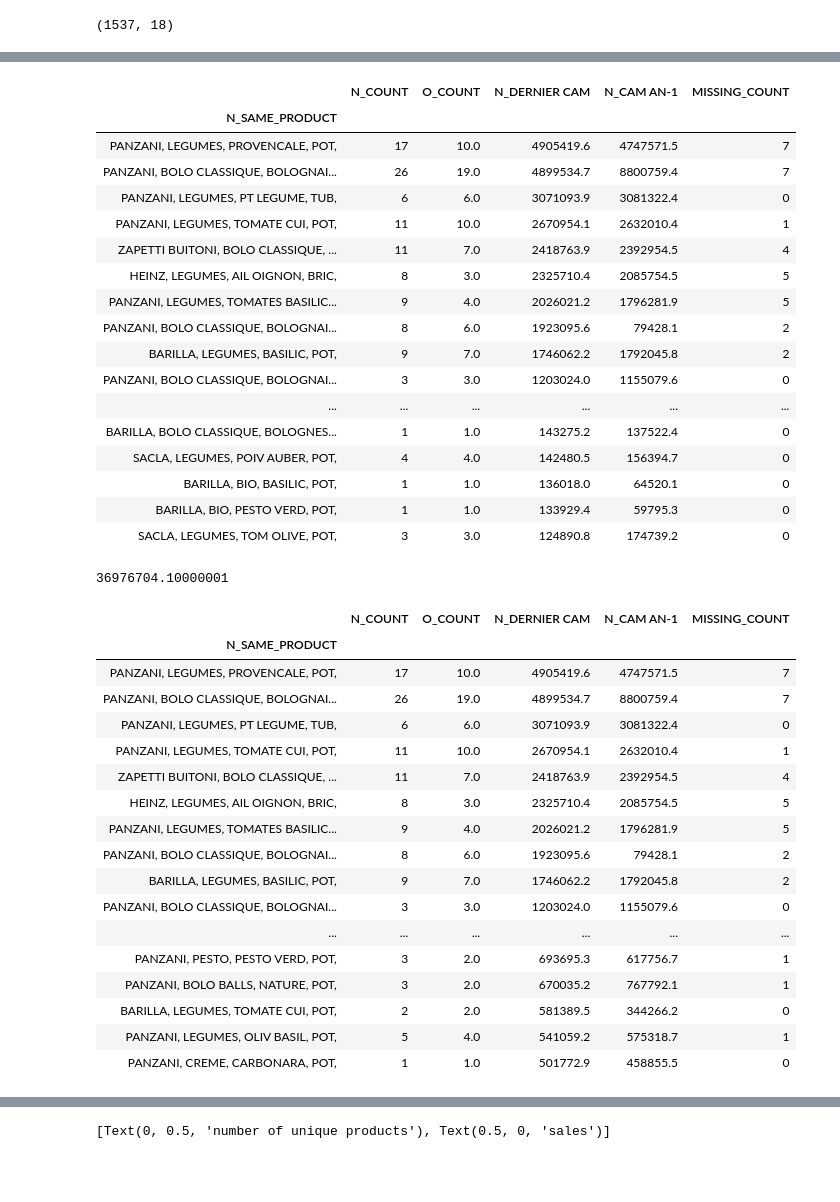
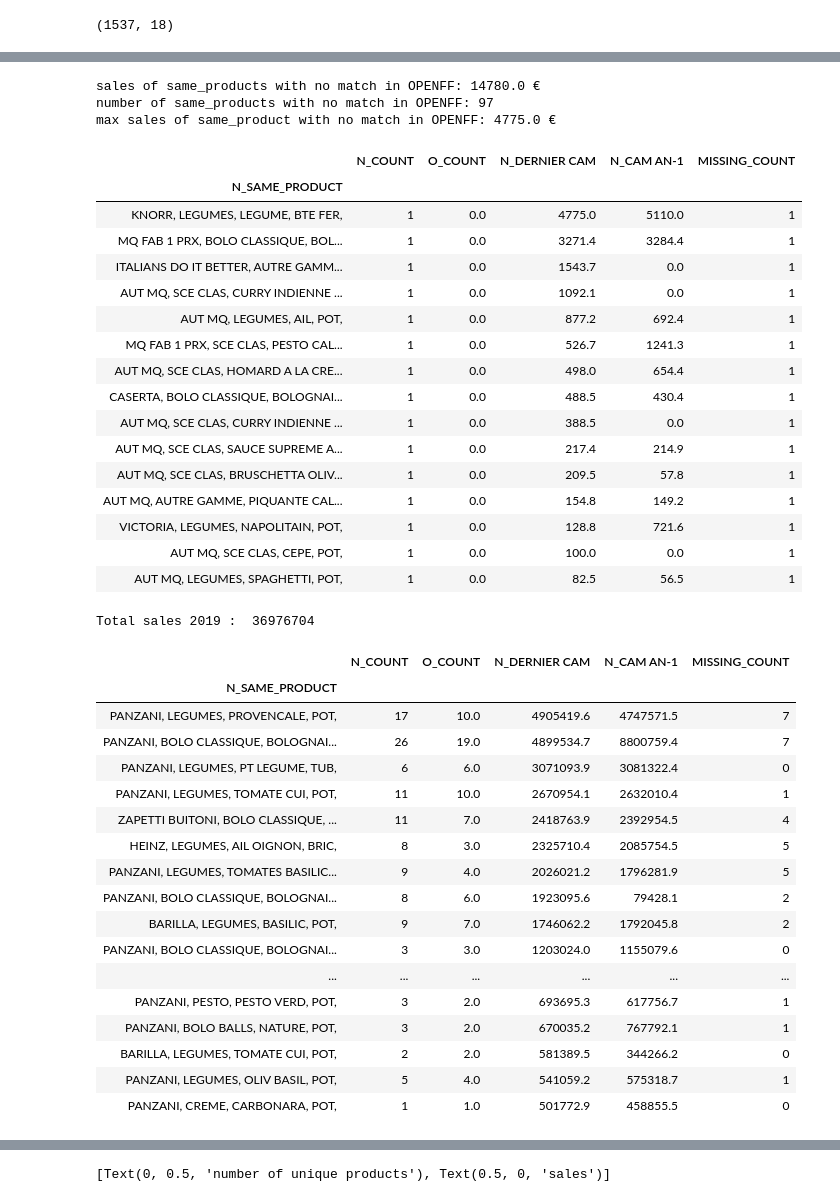
Before and after one commit to alex-toy/italians_do_it_better, a Jupyter notebook: Fusion_N_O.ipynb, the cells around one changed output, grey strips where cells are left out. Drawn from its saved outputs; the diff is of its cells as text; code cells hidden in the pictures; blank space fills up the shorter version.

```diff
--- a/Fusion_N_O.ipynb
+++ b/Fusion_N_O.ipynb
@@ -454,3 +357,5 @@ df_M_PROD
 # %%
-df_M_PROD_SUM = df_M_PROD[['N_SAME_PRODUCT', 'N_COUNT', 'O_COUNT', 'N_DERNIER CAM', 'N_CAM AN-1']].groupby(['N_SAME_PRODUCT']).sum().sort_values(by='N_DERNIER CAM', ascending=False)
-df_M_PROD_SUM['MISSING_COUNT'] = df_M_PROD_SUM['N_COUNT'].astype(int) - df_M_PROD_SUM['O_COUNT'].astype(int)
+df_M_SAME_PROD = df_M_PROD[['N_SAME_PRODUCT', 'N_COUNT', 'O_COUNT', 'N_DERNIER CAM', 'N_CAM AN-1']].groupby(['N_SAME_PRODUCT']).sum().sort_values(by='N_DERNIER CAM', ascending=False)
+df_M_SAME_PROD['MISSING_COUNT'] = df_M_SAME_PROD['N_COUNT'].astype(int) - df_M_PROD_SUM['O_COUNT'].astype(int)
+df_M_SAME_PROD= df_M_SAME_PROD[['N_COUNT', 'O_COUNT','MISSING_COUNT', 'N_DERNIER CAM', 'N_CAM AN-1']]
+df_M_SAME_PROD
@@ -461,21 +377,30 @@ SyntaxError: invalid syntax (<ipython-input-120-9d7b3c63e44b>, line 1)
-# %%
-df_M_PROD_SUM.head(50)
-# %% [output]
-|  | N_COUNT | O_COUNT | N_DERNIER CAM | N_CAM AN-1 | MISSING_COUNT |
-| N_SAME_PRODUCT |  |  |  |  |  |
-| PANZANI, LEGUMES, PROVENCALE, POT, | 17 | 10.0 | 4905419.6 | 4747571.5 | 7 |
-| PANZANI, BOLO CLASSIQUE, BOLOGNAI... | 26 | 19.0 | 4899534.7 | 8800759.4 | 7 |
-| PANZANI, LEGUMES, PT LEGUME, TUB, | 6 | 6.0 | 3071093.9 | 3081322.4 | 0 |
-| PANZANI, LEGUMES, TOMATE CUI, POT, | 11 | 10.0 | 2670954.1 | 2632010.4 | 1 |
-| ZAPETTI BUITONI, BOLO CLASSIQUE, ... | 11 | 7.0 | 2418763.9 | 2392954.5 | 4 |
-| HEINZ, LEGUMES, AIL OIGNON, BRIC, | 8 | 3.0 | 2325710.4 | 2085754.5 | 5 |
-| PANZANI, LEGUMES, TOMATES BASILIC... | 9 | 4.0 | 2026021.2 | 1796281.9 | 5 |
-| PANZANI, BOLO CLASSIQUE, BOLOGNAI... | 8 | 6.0 | 1923095.6 | 79428.1 | 2 |
-| BARILLA, LEGUMES, BASILIC, POT, | 9 | 7.0 | 1746062.2 | 1792045.8 | 2 |
-| PANZANI, BOLO CLASSIQUE, BOLOGNAI... | 3 | 3.0 | 1203024.0 | 1155079.6 | 0 |
-| ... | ... | ... | ... | ... | ... |
-| BARILLA, BOLO CLASSIQUE, BOLOGNES... | 1 | 1.0 | 143275.2 | 137522.4 | 0 |
-| SACLA, LEGUMES, POIV AUBER, POT, | 4 | 4.0 | 142480.5 | 156394.7 | 0 |
-| BARILLA, BIO, BASILIC, POT, | 1 | 1.0 | 136018.0 | 64520.1 | 0 |
-| BARILLA, BIO, PESTO VERD, POT, | 1 | 1.0 | 133929.4 | 59795.3 | 0 |
-| SACLA, LEGUMES, TOM OLIVE, POT, | 3 | 3.0 | 124890.8 | 174739.2 | 0 |
+# %%
+df_M_SAME_PROD_MISSING = df_M_SAME_PROD[df_M_SAME_PROD['O_COUNT'] == 0]
+# %%
+print('sales of same_products with no match in OPENFF:', round(df_M_SAME_PROD_MISSING['N_DERNIER CAM'].sum(),0),'€')
+print('number of same_products with no match in OPENFF:', round(df_M_SAME_PROD_MISSING['N_DERNIER CAM'].count()))
+print('max sales of same_product with no match in OPENFF:', round(df_M_SAME_PROD_MISSING['N_DERNIER CAM'].max(),0),'€')
+# %% [output]
+sales of same_products with no match in OPENFF: 14780.0 €
+number of same_products with no match in OPENFF: 97
+max sales of same_product with no match in OPENFF: 4775.0 €
+# %%
+df_M_SAME_PROD_MISSING.head(50).sort_values(by='N_DERNIER CAM',ascending=False).head(15)
+# %% [output]
+|  | N_COUNT | O_COUNT | N_DERNIER CAM | N_CAM AN-1 | MISSING_COUNT |
+| N_SAME_PRODUCT |  |  |  |  |  |
+| KNORR, LEGUMES, LEGUME, BTE FER, | 1 | 0.0 | 4775.0 | 5110.0 | 1 |
+| MQ FAB 1 PRX, BOLO CLASSIQUE, BOL... | 1 | 0.0 | 3271.4 | 3284.4 | 1 |
+| ITALIANS DO IT BETTER, AUTRE GAMM... | 1 | 0.0 | 1543.7 | 0.0 | 1 |
+| AUT MQ, SCE CLAS, CURRY INDIENNE ... | 1 | 0.0 | 1092.1 | 0.0 | 1 |
+| AUT MQ, LEGUMES, AIL, POT, | 1 | 0.0 | 877.2 | 692.4 | 1 |
+| MQ FAB 1 PRX, SCE CLAS, PESTO CAL... | 1 | 0.0 | 526.7 | 1241.3 | 1 |
+| AUT MQ, SCE CLAS, HOMARD A LA CRE... | 1 | 0.0 | 498.0 | 654.4 | 1 |
+| CASERTA, BOLO CLASSIQUE, BOLOGNAI... | 1 | 0.0 | 488.5 | 430.4 | 1 |
+| AUT MQ, SCE CLAS, CURRY INDIENNE ... | 1 | 0.0 | 388.5 | 0.0 | 1 |
+| AUT MQ, SCE CLAS, SAUCE SUPREME A... | 1 | 0.0 | 217.4 | 214.9 | 1 |
+| AUT MQ, SCE CLAS, BRUSCHETTA OLIV... | 1 | 0.0 | 209.5 | 57.8 | 1 |
+| AUT MQ, AUTRE GAMME, PIQUANTE CAL... | 1 | 0.0 | 154.8 | 149.2 | 1 |
+| VICTORIA, LEGUMES, NAPOLITAIN, POT, | 1 | 0.0 | 128.8 | 721.6 | 1 |
+| AUT MQ, SCE CLAS, CEPE, POT, | 1 | 0.0 | 100.0 | 0.0 | 1 |
+| AUT MQ, LEGUMES, SPAGHETTI, POT, | 1 | 0.0 | 82.5 | 56.5 | 1 |
@@ -482,9 +417,9 @@ df_M_PROD_SUM.head(50)
 # %%
 temp = df_M_PROD_SUM[df_M_PROD_SUM['N_DERNIER CAM'] > 500000]
-print(temp['N_DERNIER CAM'].sum())
+print('Total sales 2019 : ', int(round(temp['N_DERNIER CAM'].sum())))
 temp
 # %% [output]
-36976704.10000001
+Total sales 2019 :  36976704
 |  | N_COUNT | O_COUNT | N_DERNIER CAM | N_CAM AN-1 | MISSING_COUNT |
 | N_SAME_PRODUCT |  |  |  |  |  |
 | PANZANI, LEGUMES, PROVENCALE, POT, | 17 | 10.0 | 4905419.6 | 4747571.5 | 7 |
```
Also changed, not shown: parts of 44 cells of this notebook, 4 other files.
